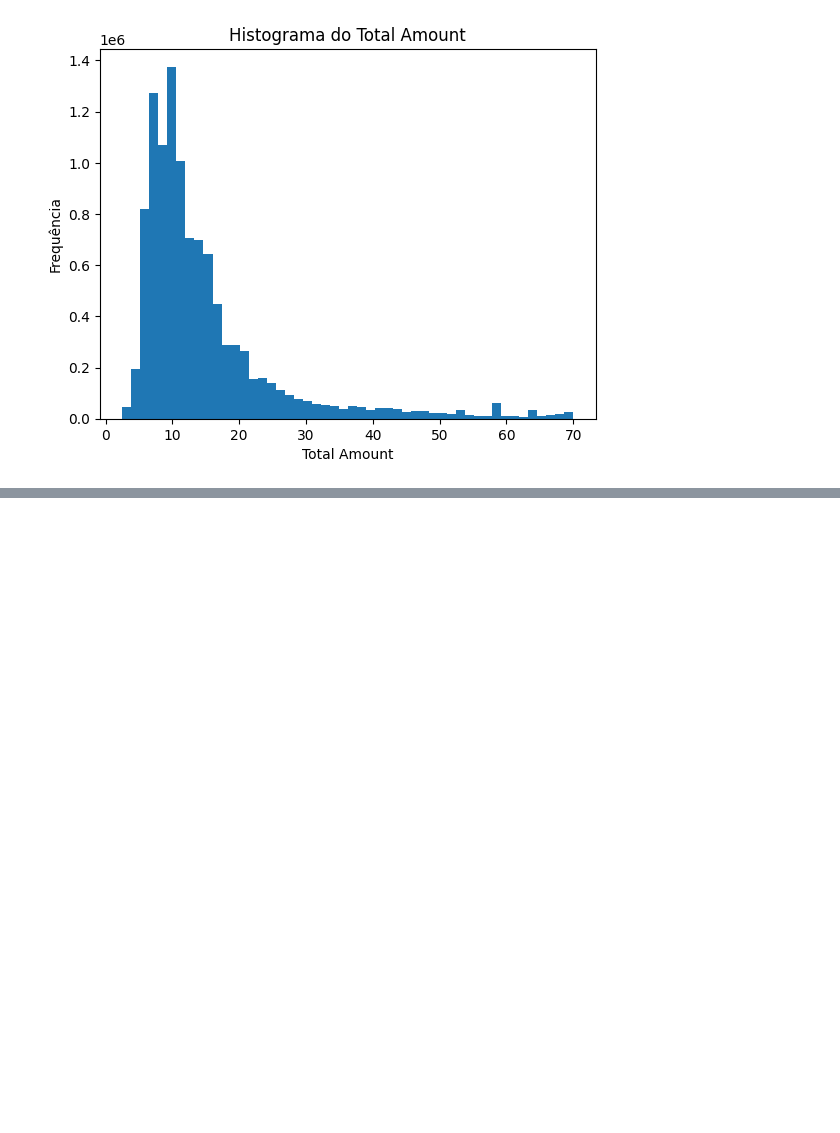
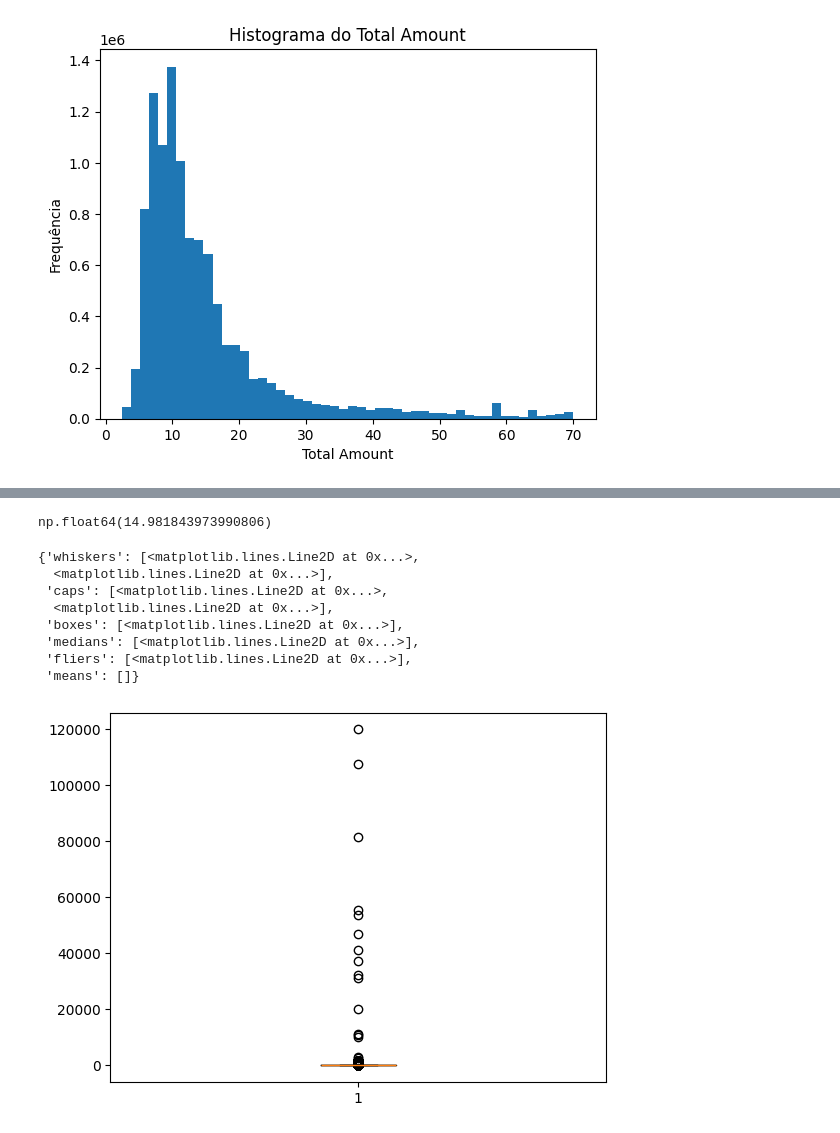
Before and after one commit to viniciuscdemelo/nyc-taxi-data-analysis, a Jupyter notebook: notebooks/01-eda-nyc-taxi.ipynb, the cells around one changed output, grey strips where cells are left out. Drawn from its saved outputs; the diff is of its cells as text; code cells hidden in the pictures; blank space fills up the shorter version.

```diff
--- a/notebooks/01-eda-nyc-taxi.ipynb
+++ b/notebooks/01-eda-nyc-taxi.ipynb
@@ -414,0 +417,15 @@ plt.show()
+# %%
+df["calculated_total"] = df[
+    [
+        "fare_amount",
+        "extra",
+        "mta_tax",
+        "tip_amount",
+        "tolls_amount",
+        "improvement_surcharge",
+    ]
+].sum(axis=1)
+
+df["diferenca"] = df["total_amount"] - df["calculated_total"]
+
+df["diferenca"].describe()
@@ -414,0 +444,4 @@ plt.show()
+# %%
+df["tpep_pickup_datetime"] = pd.to_datetime(df["tpep_pickup_datetime"])
+df["tpep_dropoff_datetime"] = pd.to_datetime(df["tpep_dropoff_datetime"])
+df["duracao_minu"] = (df["tpep_dropoff_datetime"] - df["tpep_pickup_datetime"]).dt.total_seconds() / 60
@@ -414,0 +460,17 @@ plt.show()
+# %%
+df["duracao_minu"].mean()
+# %% [output]
+np.float64(14.981843973990806)
+# %%
+labels = ['Duração (minutos)']
+plt.boxplot(df["duracao_minu"])
+# %% [output]
+{'whiskers': [<matplotlib.lines.Line2D at 0x...>,
+  <matplotlib.lines.Line2D at 0x...>],
+ 'caps': [<matplotlib.lines.Line2D at 0x...>,
+  <matplotlib.lines.Line2D at 0x...>],
+ 'boxes': [<matplotlib.lines.Line2D at 0x...>],
+ 'medians': [<matplotlib.lines.Line2D at 0x...>],
+ 'fliers': [<matplotlib.lines.Line2D at 0x...>],
+ 'means': []}
+[figure, added]
```
Also changed, not shown: parts of 6 cells of this notebook.
